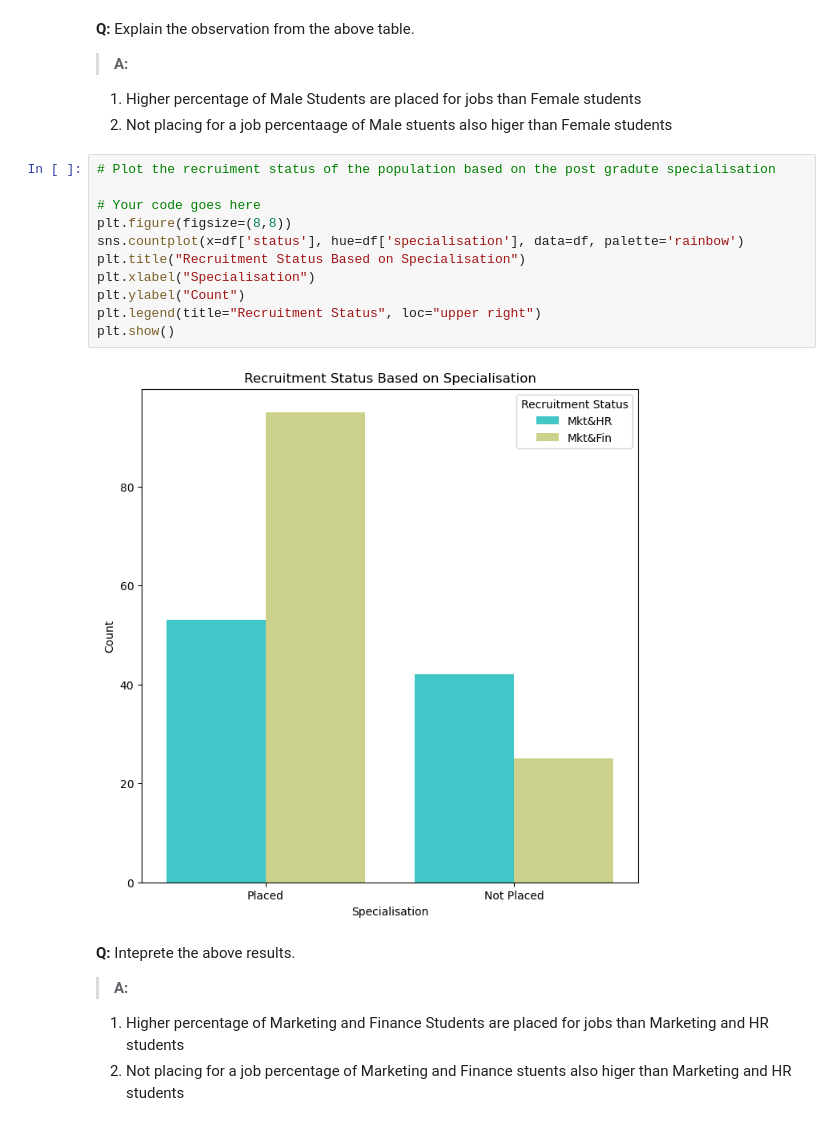
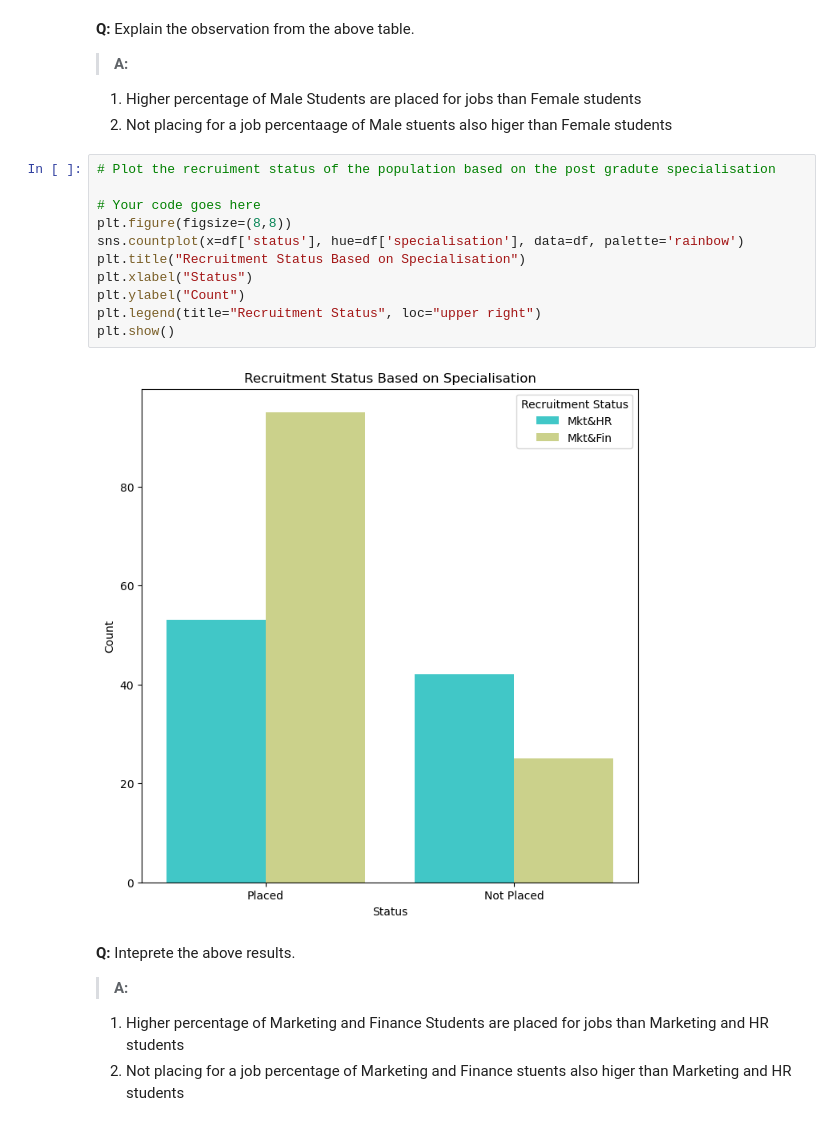
Before and after one commit to Pathiraja-D/Assignment, a Jupyter notebook: EE5253_Machine_Learning_Assignment_1_Student_Version.ipynb, the cells around one changed output. Saved outputs shown, nothing was run; the diff lists cells and outputs as text.

```diff
--- a/EE5253_Machine_Learning_Assignment_1_Student_Version.ipynb
+++ b/EE5253_Machine_Learning_Assignment_1_Student_Version.ipynb
@@ -226,16 +225,16 @@ plt.show()
 # %%
 # Plot the recruiment status of the population based on the post gradute specialisation
 
 # Your code goes here
 plt.figure(figsize=(8,8))
 sns.countplot(x=df['status'], hue=df['specialisation'], data=df, palette='rainbow')
 plt.title("Recruitment Status Based on Specialisation")
-plt.xlabel("Specialisation")
+plt.xlabel("Status")
 plt.ylabel("Count")
 plt.legend(title="Recruitment Status", loc="upper right")
 plt.show()
 # %% [output]
-[figure, old version]
+[figure, new version]
 # %% [markdown]
 **Q:** Inteprete the above results.
 > **A:**
```
Also changed, not shown: parts of 14 cells of this notebook.
